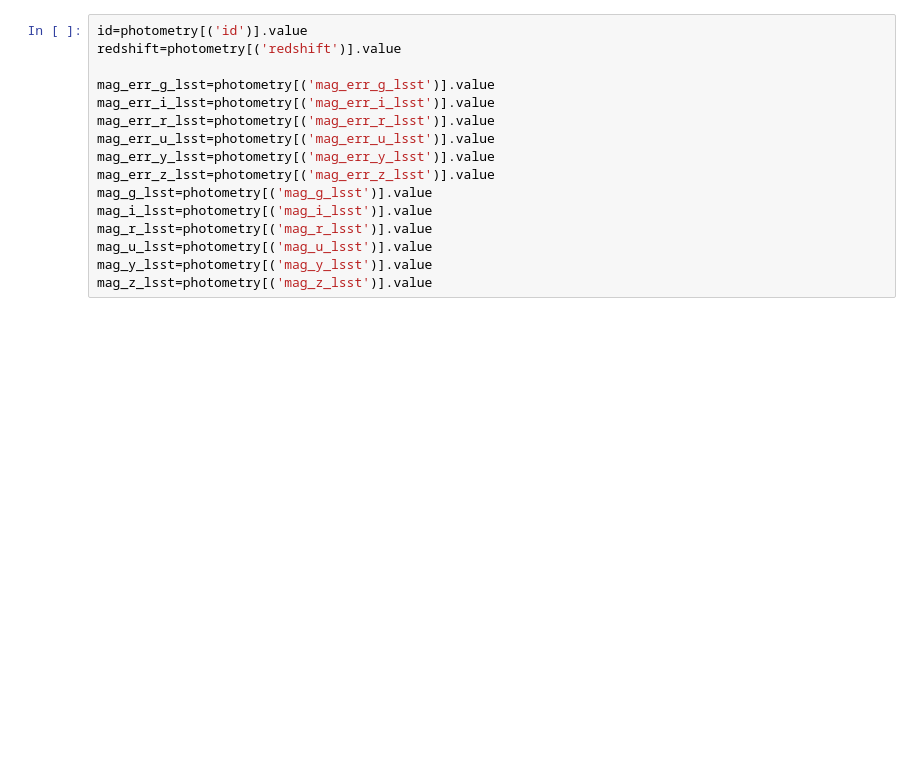
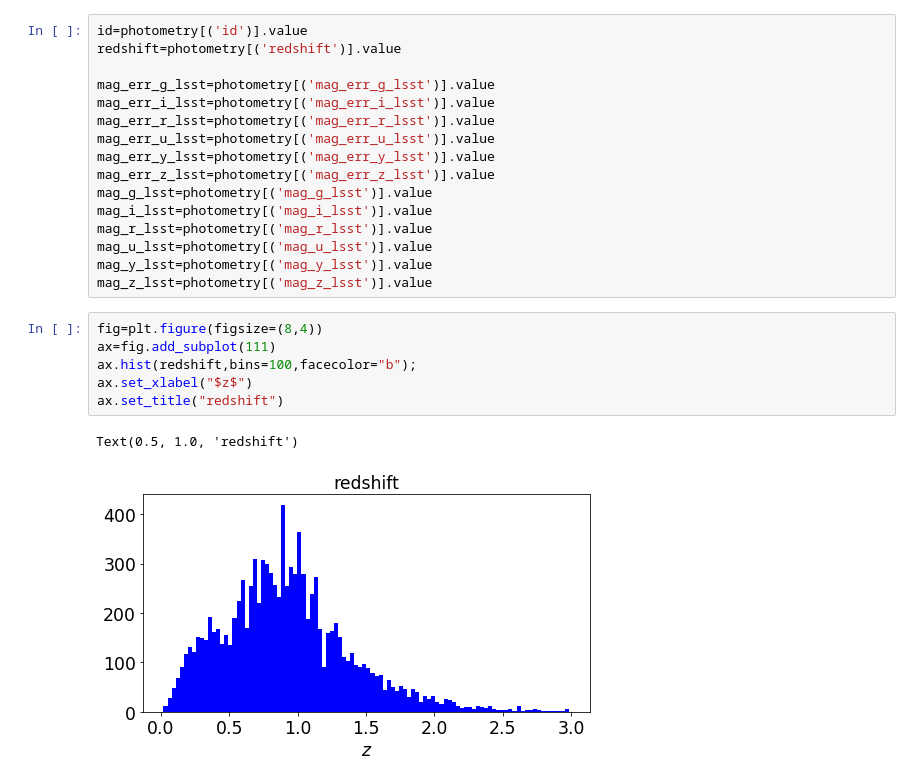
Before and after one commit to sylvielsstfr/MyDockerTools, a Jupyter notebook: UbuntuAnacondaDelightRail/notebooks/analysis_input_rail/Dumphdf5InputFiles.ipynb, the cells around one changed output. Cells and saved outputs as stored; diff of their text form; blank space fills up the shorter version.

```diff
--- a/UbuntuAnacondaDelightRail/notebooks/analysis_input_rail/Dumphdf5InputFiles.ipynb
+++ b/UbuntuAnacondaDelightRail/notebooks/analysis_input_rail/Dumphdf5InputFiles.ipynb
@@ -71,3 +81,12 @@ mag_r_lsst=photometry[('mag_r_lsst')].value
 mag_u_lsst=photometry[('mag_u_lsst')].value
 mag_y_lsst=photometry[('mag_y_lsst')].value
 mag_z_lsst=photometry[('mag_z_lsst')].value
+# %%
+fig=plt.figure(figsize=(8,4))
+ax=fig.add_subplot(111)
+ax.hist(redshift,bins=100,facecolor="b");
+ax.set_xlabel("$z$")
+ax.set_title("redshift")
+# %% [output]
+Text(0.5, 1.0, 'redshift')
+[figure, added]
```
Also changed, not shown: parts of 20 cells of this notebook.
